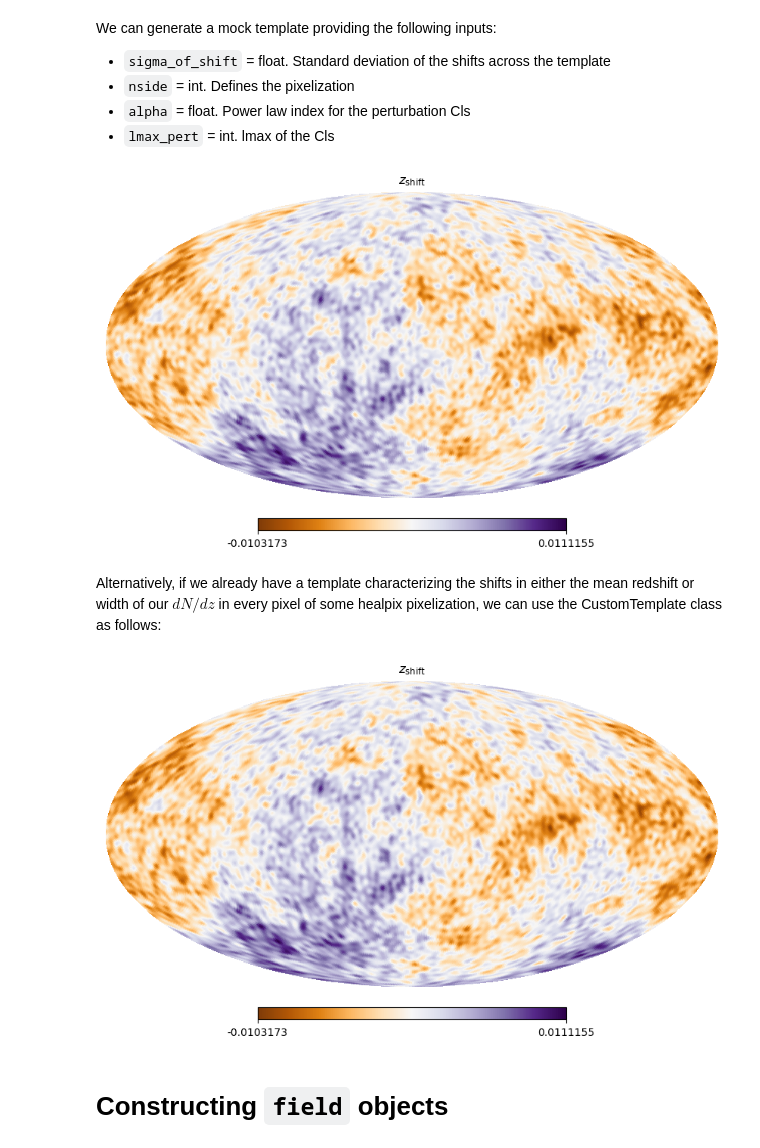
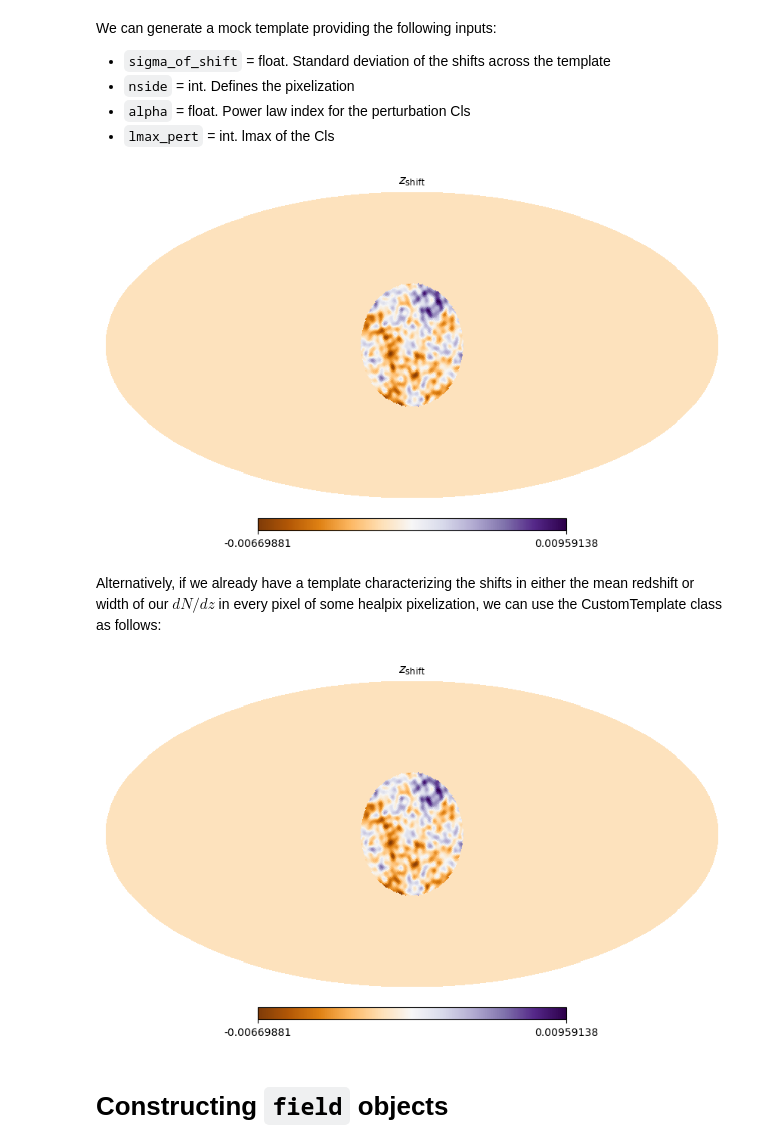
Before and after one commit to abaleato/CARDiAC, a Jupyter notebook: Tutorial.ipynb, the cells around one changed output. Saved outputs shown, nothing was run; the diff lists cells and outputs as text; code cells hidden in the pictures.

```diff
--- a/Tutorial.ipynb
+++ b/Tutorial.ipynb
@@ -31,17 +26,27 @@ lmax_pert = 100
+# %%
+sigma_of_shift = 0.003
+nside = 128
+alpha = -2
+lmax_pert = 100
+
+# Make a mask
+ipix_disc = hp.query_disc(nside=nside, vec=hp.ang2vec(np.pi/2, 0), radius=np.radians(30))
+mask = np.zeros(hp.nside2npix(nside))
+mask[ipix_disc] = 1
 # %%
-test_mock_template = templates.MockTemplate(sigma_of_shift, nside, alpha, lmax_pert)
+test_mock_template = templates.MockTemplate(sigma_of_shift, nside, alpha, lmax_pert, mask=mask)
 test_mock_template.show()
 # %% [output]
-[figure, old version]
+[figure, new version]
 # %% [markdown]
 Alternatively, if we already have a template characterizing the shifts in either the mean redshift or width of our $dN/dz$ in every pixel of some healpix pixelization, we can use the CustomTemplate class as follows:
 # %%
 myshifts_template = test_mock_template.map
 
-test_custom_template = templates.CustomTemplate(myshifts_template)
+test_custom_template = templates.CustomTemplate(myshifts_template, mask=mask)
 test_custom_template.show()
 # %% [output]
-[figure, old version]
+[figure, new version]
 # %% [markdown]
 # Constructing `field` objects
 # %% [markdown]
```
Also changed, not shown: parts of 1 cell of this notebook, 3 other files.
